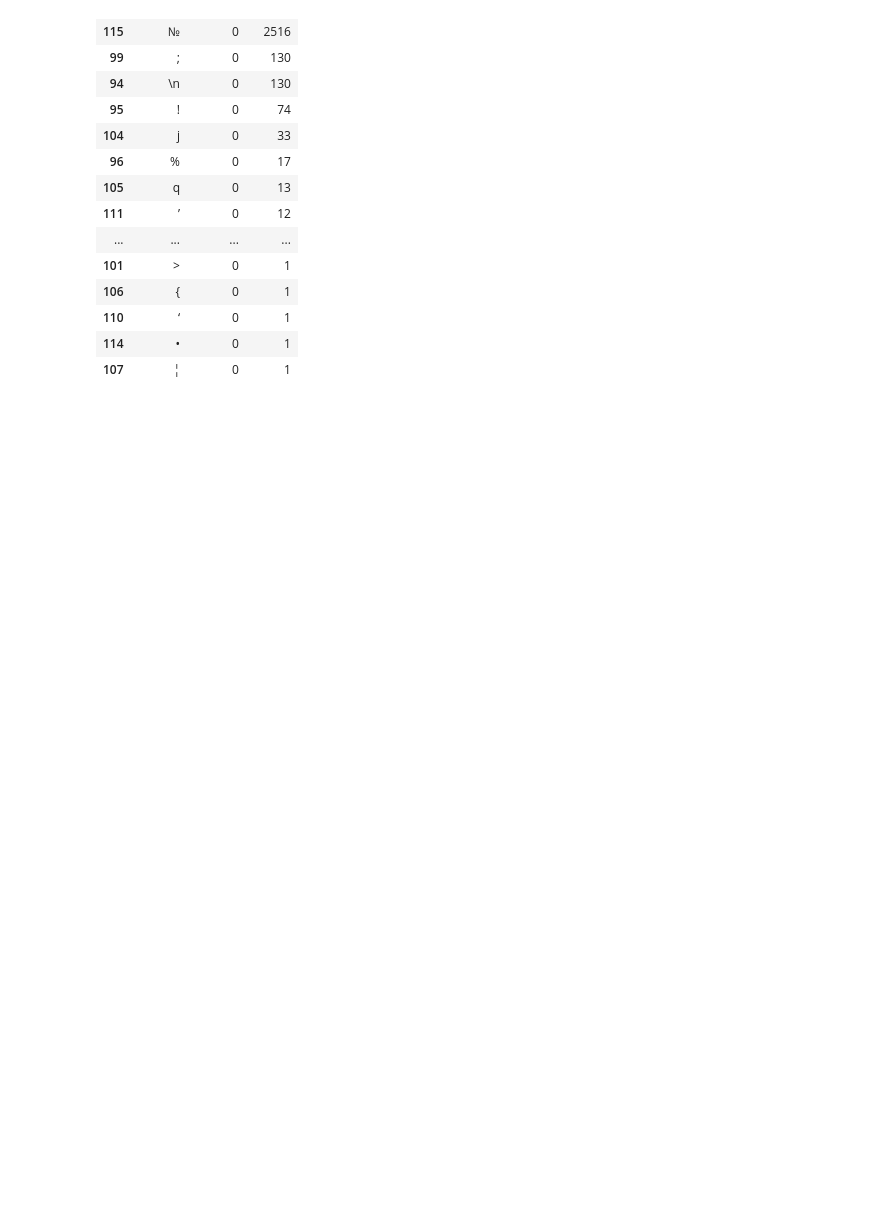
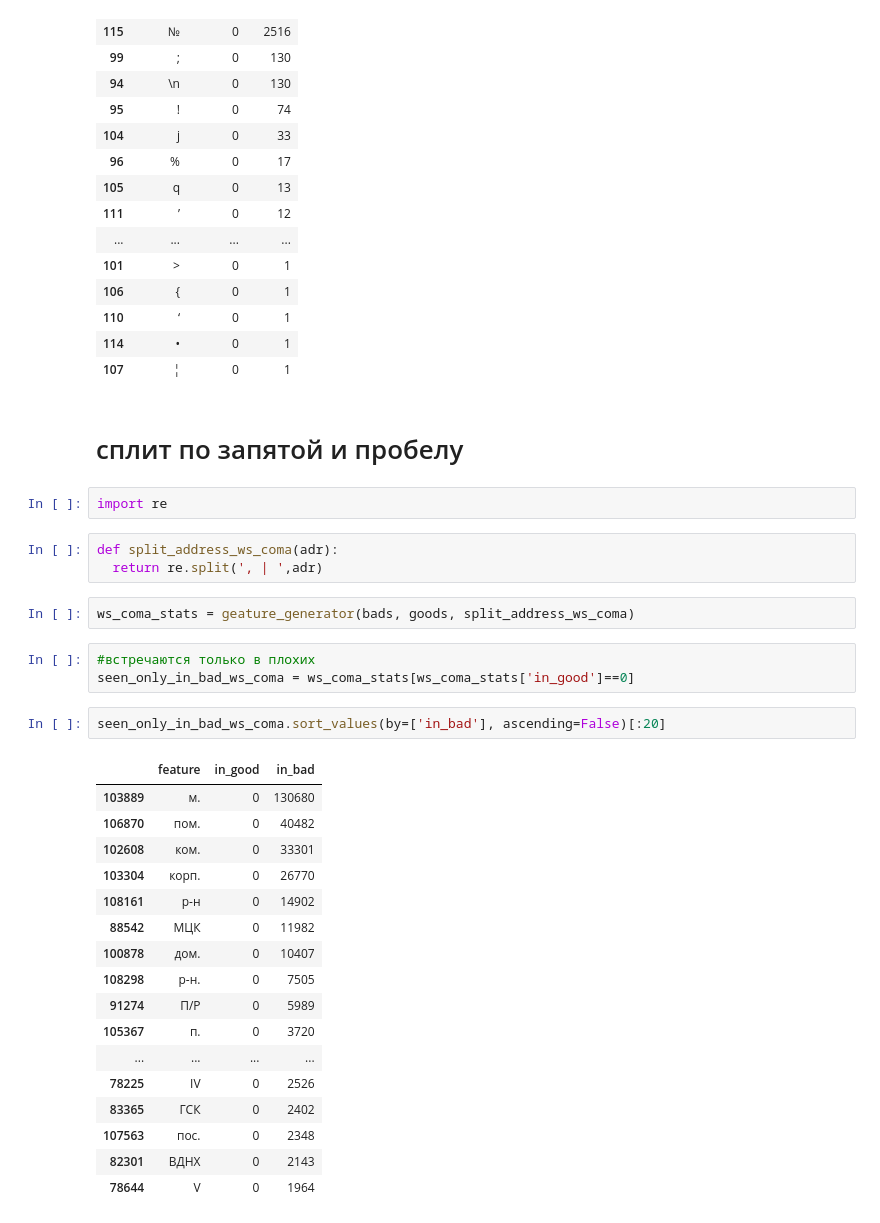
Before and after one commit to Falconwatch/hackaton, a Jupyter notebook: Untitled0.ipynb, the cells around one changed output. Saved outputs shown, nothing was run; the diff lists cells and outputs as text; blank space fills up the shorter version.

```diff
--- a/Untitled0.ipynb
+++ b/Untitled0.ipynb
@@ -122,3 +122,35 @@ seen_only_in_bad_sym.sort_values(by=['in_bad'], ascending=False)[:30]
 | 110 | ‘ | 0 | 1 |
 | 114 | • | 0 | 1 |
 | 107 | ¦ | 0 | 1 |
+# %% [markdown]
+# сплит по запятой и пробелу
+# %%
+import re
+# %%
+def split_address_ws_coma(adr):
+  return re.split(', | ',adr)
+# %%
+ws_coma_stats = geature_generator(bads, goods, split_address_ws_coma)
+# %%
+#встречаются только в плохих
+seen_only_in_bad_ws_coma = ws_coma_stats[ws_coma_stats['in_good']==0]
+# %%
+seen_only_in_bad_ws_coma.sort_values(by=['in_bad'], ascending=False)[:20]
+# %% [output]
+|  | feature | in_good | in_bad |
+| 103889 | м. | 0 | 130680 |
+| 106870 | пом. | 0 | 40482 |
+| 102608 | ком. | 0 | 33301 |
+| 103304 | корп. | 0 | 26770 |
+| 108161 | р-н | 0 | 14902 |
+| 88542 | МЦК | 0 | 11982 |
+| 100878 | дом. | 0 | 10407 |
+| 108298 | р-н. | 0 | 7505 |
+| 91274 | П/Р | 0 | 5989 |
+| 105367 | п. | 0 | 3720 |
+| ... | ... | ... | ... |
+| 78225 | IV | 0 | 2526 |
+| 83365 | ГСК | 0 | 2402 |
+| 107563 | пос. | 0 | 2348 |
+| 82301 | ВДНХ | 0 | 2143 |
+| 78644 | V | 0 | 1964 |
```
Also changed, not shown: parts of 1 cell of this notebook.
